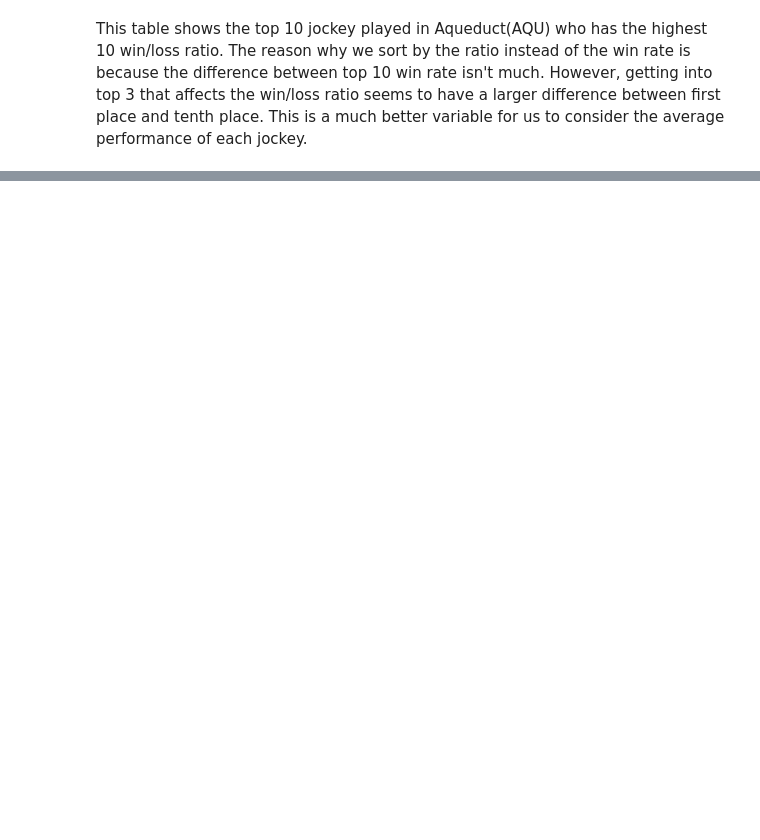
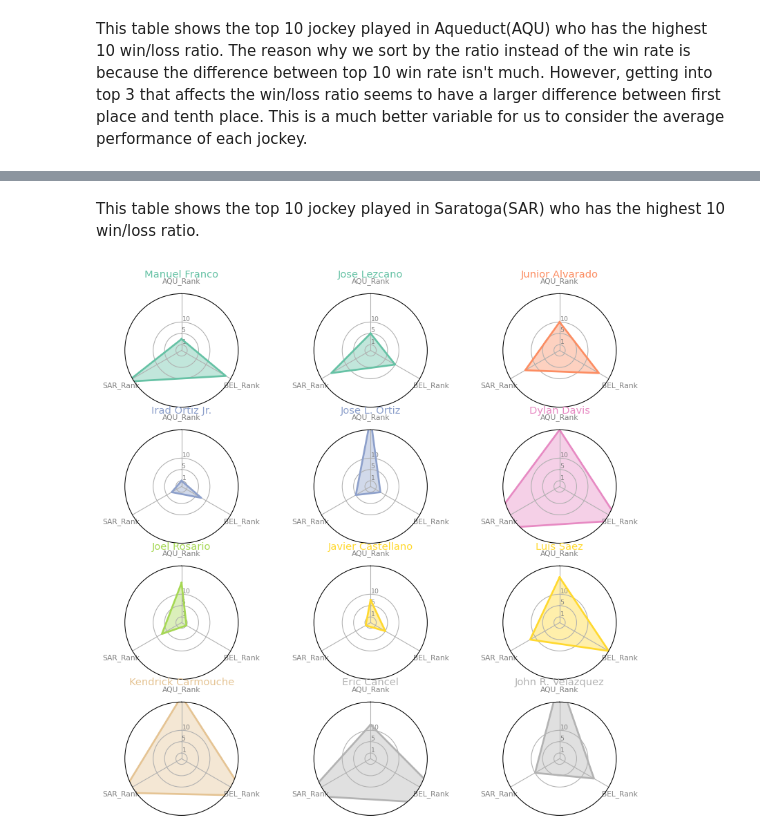
Before and after one commit to nostestwu/Derby, a Jupyter notebook: Derby.ipynb, the cells around one changed output, grey strips where cells are left out. Saved outputs shown, nothing was run; the diff lists cells and outputs as text; code cells hidden in the pictures; blank space fills up the shorter version.

```diff
--- a/Derby.ipynb
+++ b/Derby.ipynb
@@ -70,8 +73,8 @@ rate_jockey["Second"] = np.where( (rate_jockey.position_at_finish == 2), 1, 0)
 rate_jockey["Third"] = np.where( (rate_jockey.position_at_finish == 3), 1, 0)
 
 jockey_by_metal = rate_jockey.groupby(["jockey"])[["First", "Second", "Third"]].sum()
-jockey_by_metal = jockey_by_metal.sort_values(["First", "Second", "Third"], ascending = False).head(10)
-jockey_by_metal
+jockey_by_metal = jockey_by_metal.sort_values(["First", "Second", "Third"], ascending = False)
+jockey_by_metal.head(10)
 # %% [output]
 |  | First | Second | Third |
 | jockey |  |  |  |
@@ -162,0 +169,9 @@ This table shows the top 10 jockey played in Aqueduct(BEL) who has the highest 1
+# %%
+SAR10_jockey = SAR.groupby(["jockey"])[["First","Second","Third","games"]].sum()
+SAR10_jockey["win_rate"] = SAR10_jockey["First"] / SAR10_jockey["games"]
+SAR10_jockey["win/loss_ratio"] = (SAR10_jockey["First"] + SAR10_jockey["Second"]+ SAR10_jockey["Third"] )/ (SAR10_jockey["games"] - SAR10_jockey["First"] - SAR10_jockey["Second"] - SAR10_jockey["Third"])
+SAR10_jockey = SAR10_jockey[SAR10_jockey["games"] >= 10 ]
+SAR10_jockey["SAR_Rank"] = SAR10_jockey["win/loss_ratio"].rank(ascending = False)
+SAR10_jockey = SAR10_jockey.sort_values(["win/loss_ratio"], ascending = False)
+
+SAR10_jockey.head(10)
@@ -162,0 +191,66 @@ This table shows the top 10 jockey played in Aqueduct(BEL) who has the highest 1
+# %% [markdown]
+This table shows the top 10 jockey played in Saratoga(SAR) who has the highest 10 win/loss ratio.
+# %%
+#Create a table for radar chart
+
+radar_jockey1 = pd.merge(jockey_by_metal, AQU10_jockey,  on=["jockey"], how="left")
+radar_jockey1 = radar_jockey1.loc[:,["AQU_Rank"]]
+radar_jockey2 = pd.merge(radar_jockey1, BEL10_jockey,  on=["jockey"], how="left")
+radar_jockey2 = radar_jockey2.loc[:,["AQU_Rank", "BEL_Rank"]]
+radar_jockey3 = pd.merge(radar_jockey2, SAR10_jockey,  on=["jockey"], how="left")
+radar_jockey3 = radar_jockey3.loc[:,["AQU_Rank", "BEL_Rank", "SAR_Rank"]]
+
+radar_jockey = radar_jockey3.head(12)
+radar_jockey = radar_jockey.reset_index()
+
+
+# ------- PART 1: Define a function that do a plot for one line of the dataset!
+
+def make_spider( row, title, color):
+
+    # number of variable
+    categories=list(radar_jockey)[1:]
+    N = len(categories)
+
+    # What will be the angle of each axis in the plot? (we divide the plot / number of variable)
+    angles = [n / float(N) * 2 * pi for n in range(N)]
+    angles += angles[:1]
+
+    # Initialise the spider plot
+    ax = plt.subplot(4,3,row+1, polar=True, )
+
+    # If you want the first axis to be on top:
+    ax.set_theta_offset(pi / 2)
+    ax.set_theta_direction(-1)
+
+    # Draw one axe per variable + add labels labels yet
+    plt.xticks(angles[:-1], categories, color='grey', size=8)
+
+    # Draw ylabels
+    ax.set_rlabel_position(0)
+    plt.yticks([1,3,5], ["1","5","10"], color="grey", size=7)
+    plt.ylim(0,10)
+
+    # Ind1
+    values=radar_jockey.loc[row].drop('jockey').values.flatten().tolist()
+    values += values[:1]
+    ax.plot(angles, values, color=color, linewidth=2, linestyle='solid')
+    ax.fill(angles, values, color=color, alpha=0.4)
+
+    # Add a title
+    plt.title(title, size=11, color=color, y=1.1)
+
+
+# ------- PART 2: Apply the function to all individuals
+# initialize the figure
+my_dpi=96
+plt.figure(figsize=(1000/my_dpi, 1000/my_dpi), dpi=my_dpi)
+
+# Create a color palette:
+my_palette = plt.cm.get_cmap("Set2", len(radar_jockey.index))
+
+# Loop to plot
+for row in range(0, len(radar_jockey.index)):
+    make_spider( row=row, title= radar_jockey['jockey'][row], color=my_palette(row))
+# %% [output]
+[figure, added]
```
Also changed, not shown: parts of 8 cells of this notebook, 1 other file.
